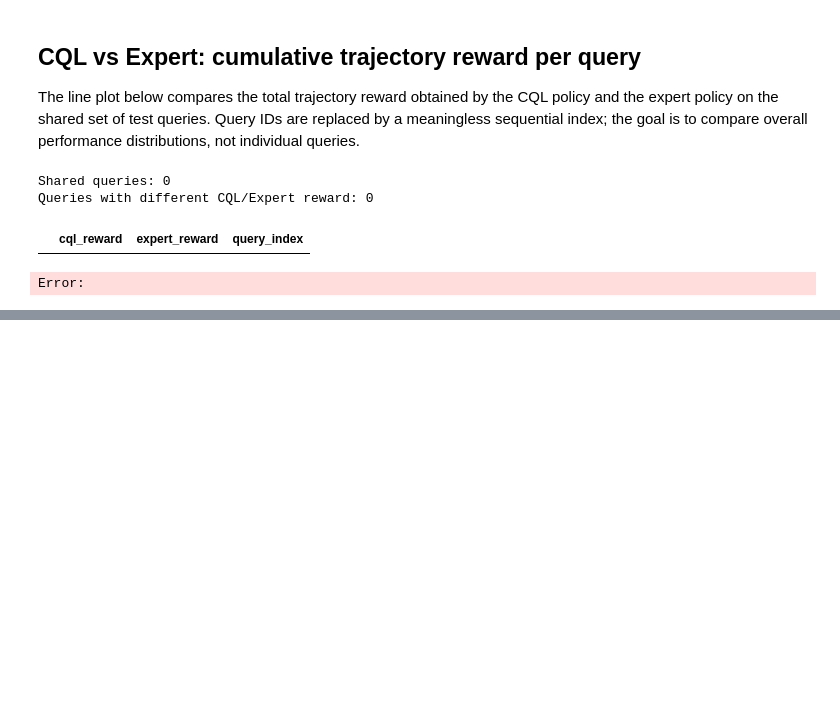
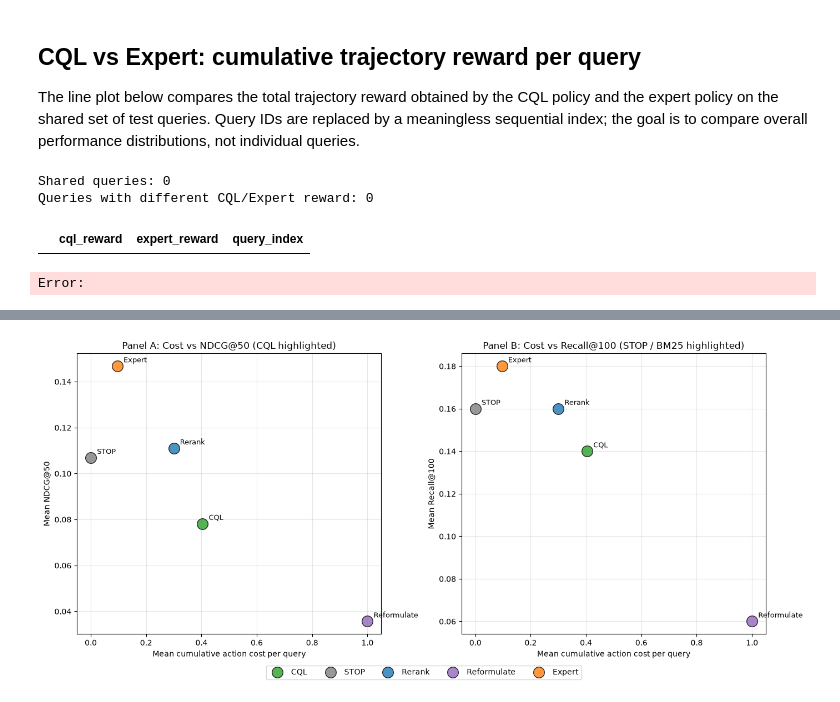
Before and after one commit to hanazouari23/Agentic-Retrieval, a Jupyter notebook: notebooks/plot_cql_test_results.ipynb, the cells around one changed output, grey strips where cells are left out. Drawn from its saved outputs; the diff is of its cells as text; code cells hidden in the pictures; blank space fills up the shorter version.

```diff
--- a/notebooks/plot_cql_test_results.ipynb
+++ b/notebooks/plot_cql_test_results.ipynb
@@ -165,0 +211,73 @@ plt.show()
+# %%
+fig, axes = plt.subplots(1, 2, figsize=(14, 6))
+
+palette = {
+    "CQL": "tab:green",
+    "STOP": "tab:gray",
+    "Rerank": "tab:blue",
+    "Reformulate": "tab:purple",
+    "Expert": "tab:orange",
+}
+
+# Panel A: cost vs NDCG@50
+ax = axes[0]
+for _, row in summary.iterrows():
+    policy = row["policy"]
+    color = palette.get(policy, "black")
+    ax.scatter(
+        row["mean_cost"],
+        row["mean_ndcg"],
+        s=200,
+        c=color,
+        alpha=0.8,
+        edgecolors="black",
+        label=policy,
+        zorder=3 if policy == "CQL" else 2,
+    )
+    ax.annotate(
+        policy,
+        (row["mean_cost"], row["mean_ndcg"]),
+        textcoords="offset points",
+        xytext=(8, 5),
+        fontsize=9,
+    )
+ax.set_xlabel("Mean cumulative action cost per query")
+ax.set_ylabel("Mean NDCG@50")
+ax.set_title("Panel A: Cost vs NDCG@50 (CQL highlighted)")
+ax.grid(True, alpha=0.3)
+
+# Panel B: cost vs Recall@100
+ax = axes[1]
+for _, row in summary.iterrows():
+    policy = row["policy"]
+    color = palette.get(policy, "black")
+    ax.scatter(
+        row["mean_cost"],
+        row["mean_recall"],
+        s=200,
+        c=color,
+        alpha=0.8,
+        edgecolors="black",
+        label=policy,
+        zorder=3 if policy == "STOP" else 2,
+    )
+    ax.annotate(
+        policy,
+        (row["mean_cost"], row["mean_recall"]),
+        textcoords="offset points",
+        xytext=(8, 5),
+        fontsize=9,
+    )
+ax.set_xlabel("Mean cumulative action cost per query")
+ax.set_ylabel("Mean Recall@100")
+ax.set_title("Panel B: Cost vs Recall@100 (STOP / BM25 highlighted)")
+ax.grid(True, alpha=0.3)
+
+# Shared legend
+handles, labels = axes[0].get_legend_handles_labels()
+fig.legend(handles, labels, loc="lower center", ncol=len(summary), bbox_to_anchor=(0.5, -0.05))
+
+plt.tight_layout()
+plt.show()
+# %% [output]
+[figure, added]
```
Also changed, not shown: parts of 8 cells of this notebook, 25 other files.
